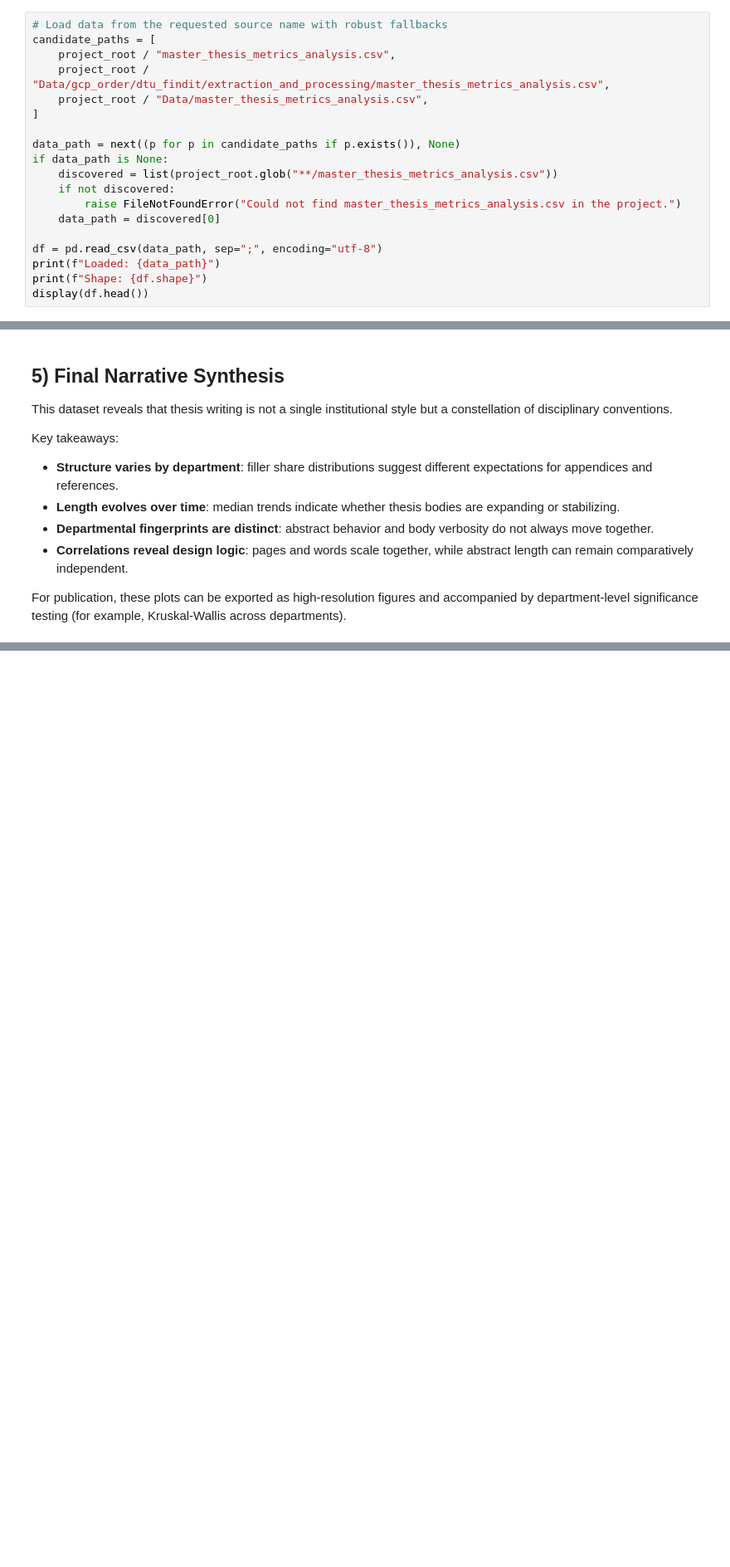
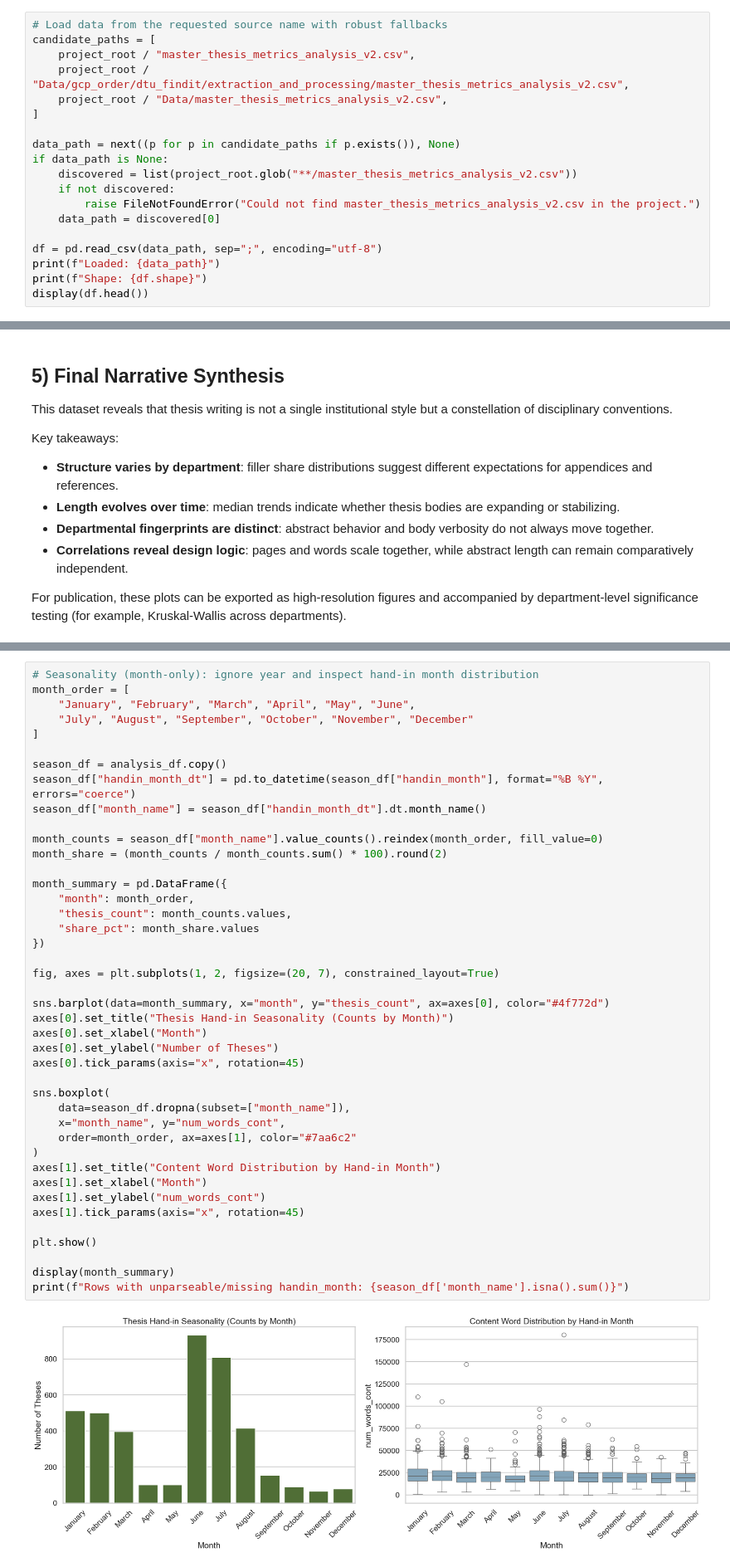
Before and after one commit to OliverKviat/Thesis_OCR, a Jupyter notebook: exstraction_more_from_pdf/master_thesis_metrics_analysis.ipynb, the cells around one changed output, grey strips where cells are left out. Shown at 83% size. Drawn from its saved outputs; the diff is of its cells as text; blank space fills up the shorter version.

Commit message:
priliminary plot for seasonality

```diff
--- a/exstraction_more_from_pdf/master_thesis_metrics_analysis.ipynb
+++ b/exstraction_more_from_pdf/master_thesis_metrics_analysis.ipynb
@@ -80,16 +92,16 @@ The existing workspace already includes extraction notebooks and processing scri
 # %%
 # Load data from the requested source name with robust fallbacks
 candidate_paths = [
-    project_root / "master_thesis_metrics_analysis.csv",
-    project_root / "Data/gcp_order/dtu_findit/extraction_and_processing/master_thesis_metrics_analysis.csv",
-    project_root / "Data/master_thesis_metrics_analysis.csv",
+    project_root / "master_thesis_metrics_analysis_v2.csv",
+    project_root / "Data/gcp_order/dtu_findit/extraction_and_processing/master_thesis_metrics_analysis_v2.csv",
+    project_root / "Data/master_thesis_metrics_analysis_v2.csv",
 ]
 
 data_path = next((p for p in candidate_paths if p.exists()), None)
 if data_path is None:
-    discovered = list(project_root.glob("**/master_thesis_metrics_analysis.csv"))
+    discovered = list(project_root.glob("**/master_thesis_metrics_analysis_v2.csv"))
     if not discovered:
-        raise FileNotFoundError("Could not find master_thesis_metrics_analysis.csv in the project.")
+        raise FileNotFoundError("Could not find master_thesis_metrics_analysis_v2.csv in the project.")
     data_path = discovered[0]
 
 df = pd.read_csv(data_path, sep=";", encoding="utf-8")
@@ -510,0 +517,44 @@ For publication, these plots can be exported as high-resolution figures and acco
+# %%
+# Seasonality (month-only): ignore year and inspect hand-in month distribution
+month_order = [
+    "January", "February", "March", "April", "May", "June",
+    "July", "August", "September", "October", "November", "December"
+]
+
+season_df = analysis_df.copy()
+season_df["handin_month_dt"] = pd.to_datetime(season_df["handin_month"], format="%B %Y", errors="coerce")
+season_df["month_name"] = season_df["handin_month_dt"].dt.month_name()
+
+month_counts = season_df["month_name"].value_counts().reindex(month_order, fill_value=0)
+month_share = (month_counts / month_counts.sum() * 100).round(2)
+
+month_summary = pd.DataFrame({
+    "month": month_order,
+    "thesis_count": month_counts.values,
+    "share_pct": month_share.values
+})
+
+fig, axes = plt.subplots(1, 2, figsize=(20, 7), constrained_layout=True)
+
+sns.barplot(data=month_summary, x="month", y="thesis_count", ax=axes[0], color="#4f772d")
+axes[0].set_title("Thesis Hand-in Seasonality (Counts by Month)")
+axes[0].set_xlabel("Month")
+axes[0].set_ylabel("Number of Theses")
+axes[0].tick_params(axis="x", rotation=45)
+
+sns.boxplot(
+    data=season_df.dropna(subset=["month_name"]),
+    x="month_name", y="num_words_cont",
+    order=month_order, ax=axes[1], color="#7aa6c2"
+)
+axes[1].set_title("Content Word Distribution by Hand-in Month")
+axes[1].set_xlabel("Month")
+axes[1].set_ylabel("num_words_cont")
+axes[1].tick_params(axis="x", rotation=45)
+
+plt.show()
+
+display(month_summary)
+print(f"Rows with unparseable/missing handin_month: {season_df['month_name'].isna().sum()}")
+# %% [output]
+[figure, added]
```
Also changed, not shown: parts of 7 cells of this notebook, 2 other files.
